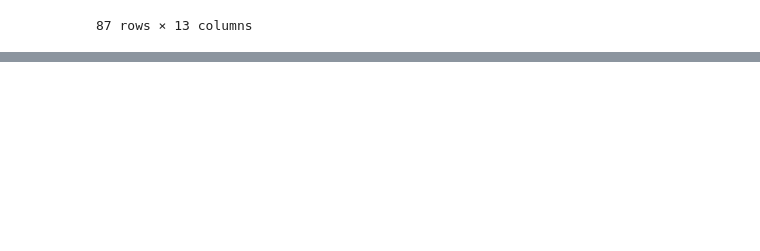
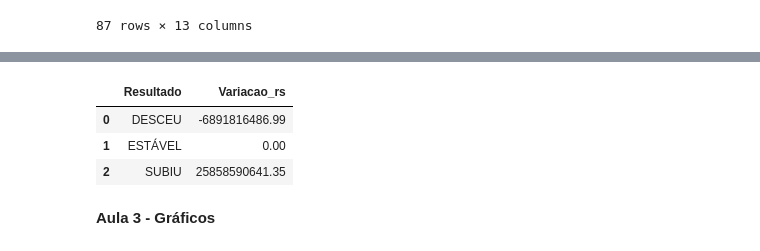
Before and after one commit to souzaamanda/imersao-python-alura, a Jupyter notebook: Imersão_Python_Alura.ipynb, the cells around one changed output, grey strips where cells are left out. Cells and saved outputs as stored; diff of their text form; code cells hidden in the pictures; blank space fills up the shorter version.

```diff
--- a/Imersão_Python_Alura.ipynb
+++ b/Imersão_Python_Alura.ipynb
@@ -299,0 +373,10 @@ df_principal
+# %%
+df_analise_saldo = df_principal.groupby('Resultado')['Variacao_rs'].sum().reset_index()
+df_analise_saldo
+# %% [output]
+|  | Resultado | Variacao_rs |
+| 0 | DESCEU | -6891816486.99 |
+| 1 | ESTÁVEL | 0.00 |
+| 2 | SUBIU | 25858590641.35 |
+# %% [markdown]
+**Aula 3 - Gráficos**
```
Also changed, not shown: parts of 10 cells of this notebook.
